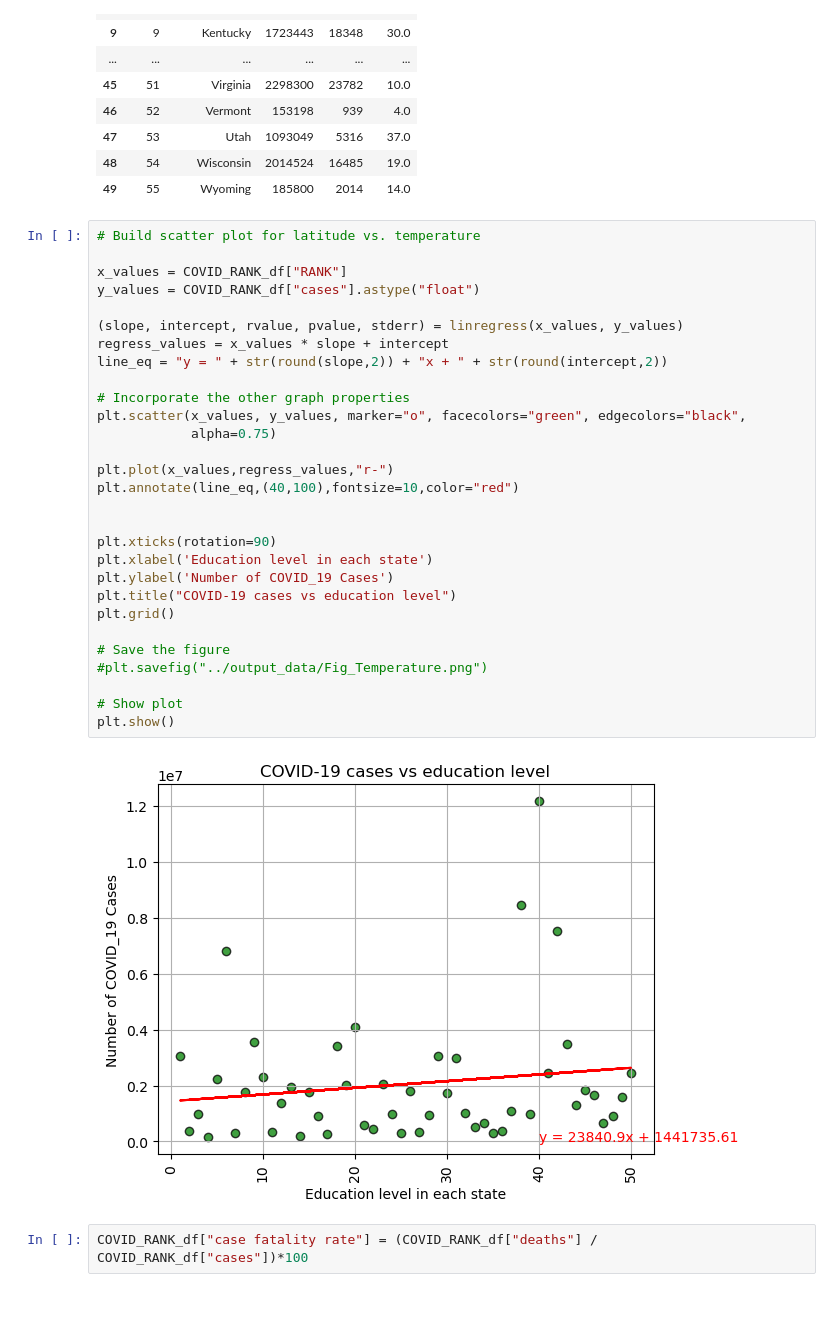
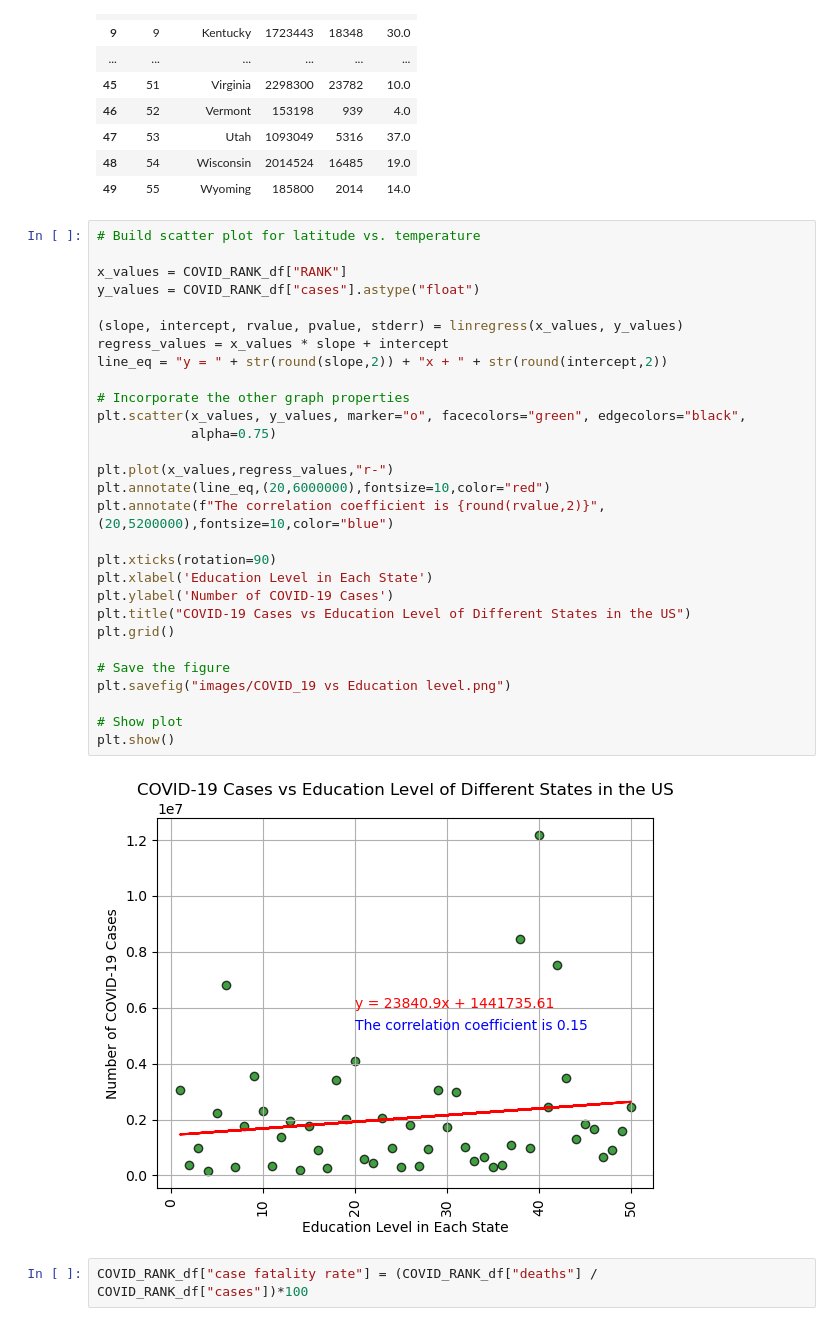
Before and after one commit to IsmailBilal92/EDA-project-one-group-one, a Jupyter notebook: project-1/COVID_education_level.ipynb, the cells around one changed output. Drawn from its saved outputs; the diff is of its cells as text.

Commit message:
Notebook code and images are done

```diff
--- a/project-1/COVID_education_level.ipynb
+++ b/project-1/COVID_education_level.ipynb
@@ -136,34 +136,34 @@ COVID_RANK_df.reset_index()
 # %%
 # Build scatter plot for latitude vs. temperature
 
 x_values = COVID_RANK_df["RANK"]
 y_values = COVID_RANK_df["cases"].astype("float")
 
 (slope, intercept, rvalue, pvalue, stderr) = linregress(x_values, y_values)
 regress_values = x_values * slope + intercept
 line_eq = "y = " + str(round(slope,2)) + "x + " + str(round(intercept,2))
 
 # Incorporate the other graph properties
 plt.scatter(x_values, y_values, marker="o", facecolors="green", edgecolors="black",
             alpha=0.75)
 
 plt.plot(x_values,regress_values,"r-")
-plt.annotate(line_eq,(40,100),fontsize=10,color="red")
-
+plt.annotate(line_eq,(20,6000000),fontsize=10,color="red")
+plt.annotate(f"The correlation coefficient is {round(rvalue,2)}",(20,5200000),fontsize=10,color="blue")
 
 plt.xticks(rotation=90)
-plt.xlabel('Education level in each state')
-plt.ylabel('Number of COVID_19 Cases')
-plt.title("COVID-19 cases vs education level")
+plt.xlabel('Education Level in Each State')
+plt.ylabel('Number of COVID-19 Cases')
+plt.title("COVID-19 Cases vs Education Level of Different States in the US")
 plt.grid()
 
 # Save the figure
-#plt.savefig("../output_data/Fig_Temperature.png")
+plt.savefig("images/COVID_19 vs Education level.png")
 
 # Show plot
 plt.show()
 # %% [output]
-[figure, old version]
+[figure, new version]
 # %%
 COVID_RANK_df["case fatality rate"] = (COVID_RANK_df["deaths"] / COVID_RANK_df["cases"])*100
 # %% [output]
```
Also changed, not shown: parts of 11 cells of this notebook, 7 other files.
